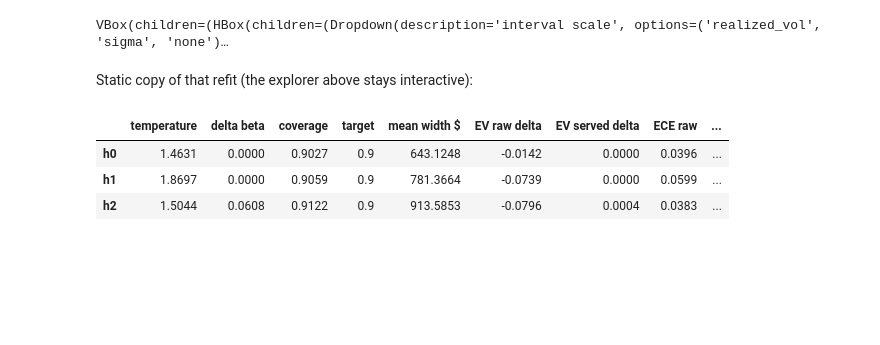
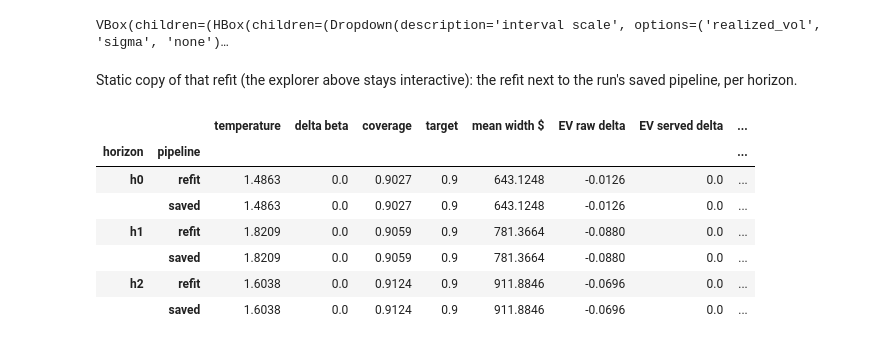
Before and after one commit to another-worlds/neural_trade, a Jupyter notebook: notebooks/04_diagnostics.ipynb, the cells around one changed output. Drawn from its saved outputs; the diff is of its cells as text; code cells hidden in the pictures; blank space fills up the shorter version.

```diff
--- a/notebooks/04_diagnostics.ipynb
+++ b/notebooks/04_diagnostics.ipynb
@@ -67,14 +315,18 @@ calib.click_refit()   # the run's saved settings first; then change them and pre
 # %% [output]
 VBox(children=(HBox(children=(Dropdown(description='interval scale', options=('realized_vol', 'sigma', 'none')…
 # %% [markdown]
-Static copy of that refit (the explorer above stays interactive):
+Static copy of that refit (the explorer above stays interactive): the refit next to the run's saved pipeline, per horizon.
 # %%
-display(calib.last_table.round(4))
+display(calib.comparison_table().round(4))
 reliability, coverage = calib.figures("h1")
 reliability.show()
 coverage.show()
 # %% [output]
-|  | temperature | delta beta | coverage | target | mean width $ | EV raw delta | EV served delta | ECE raw | ... |
-| h0 | 1.4631 | 0.0000 | 0.9027 | 0.9 | 643.1248 | -0.0142 | 0.0000 | 0.0396 | ... |
-| h1 | 1.8697 | 0.0000 | 0.9059 | 0.9 | 781.3664 | -0.0739 | 0.0000 | 0.0599 | ... |
-| h2 | 1.5044 | 0.0608 | 0.9122 | 0.9 | 913.5853 | -0.0796 | 0.0004 | 0.0383 | ... |
+|  |  | temperature | delta beta | coverage | target | mean width $ | EV raw delta | EV served delta | ... |
+| horizon | pipeline |  |  |  |  |  |  |  | ... |
+| h0 | refit | 1.4863 | 0.0 | 0.9027 | 0.9 | 643.1248 | -0.0126 | 0.0 | ... |
+|  | saved | 1.4863 | 0.0 | 0.9027 | 0.9 | 643.1248 | -0.0126 | 0.0 | ... |
+| h1 | refit | 1.8209 | 0.0 | 0.9059 | 0.9 | 781.3664 | -0.0880 | 0.0 | ... |
+|  | saved | 1.8209 | 0.0 | 0.9059 | 0.9 | 781.3664 | -0.0880 | 0.0 | ... |
+| h2 | refit | 1.6038 | 0.0 | 0.9124 | 0.9 | 911.8846 | -0.0696 | 0.0 | ... |
+|  | saved | 1.6038 | 0.0 | 0.9124 | 0.9 | 911.8846 | -0.0696 | 0.0 | ... |
```
Also changed, not shown: parts of 14 cells of this notebook, 5 other files.
